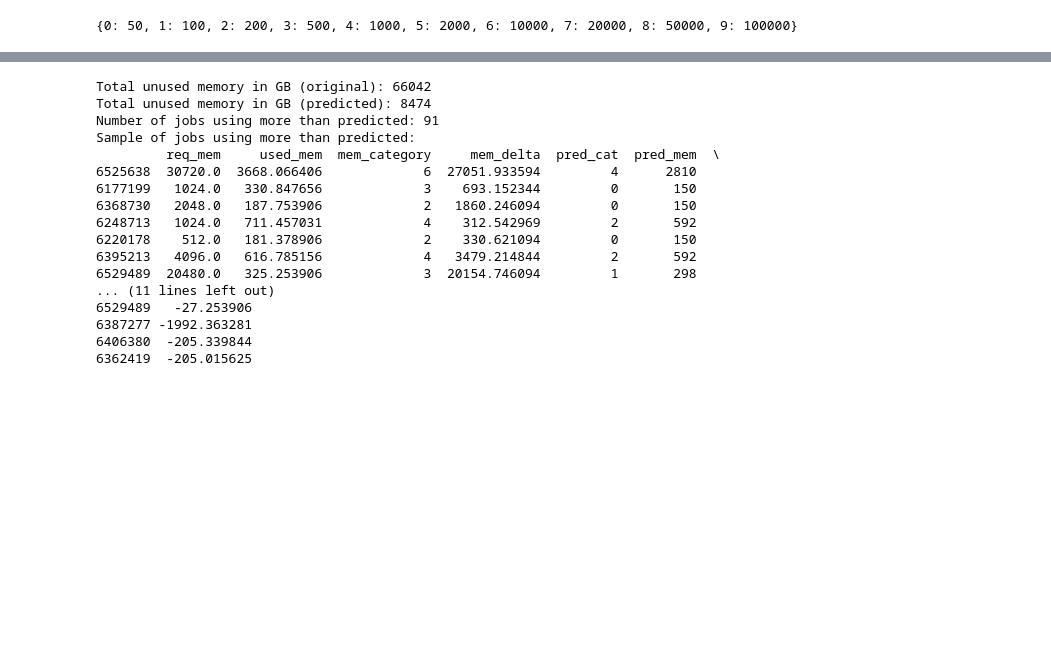
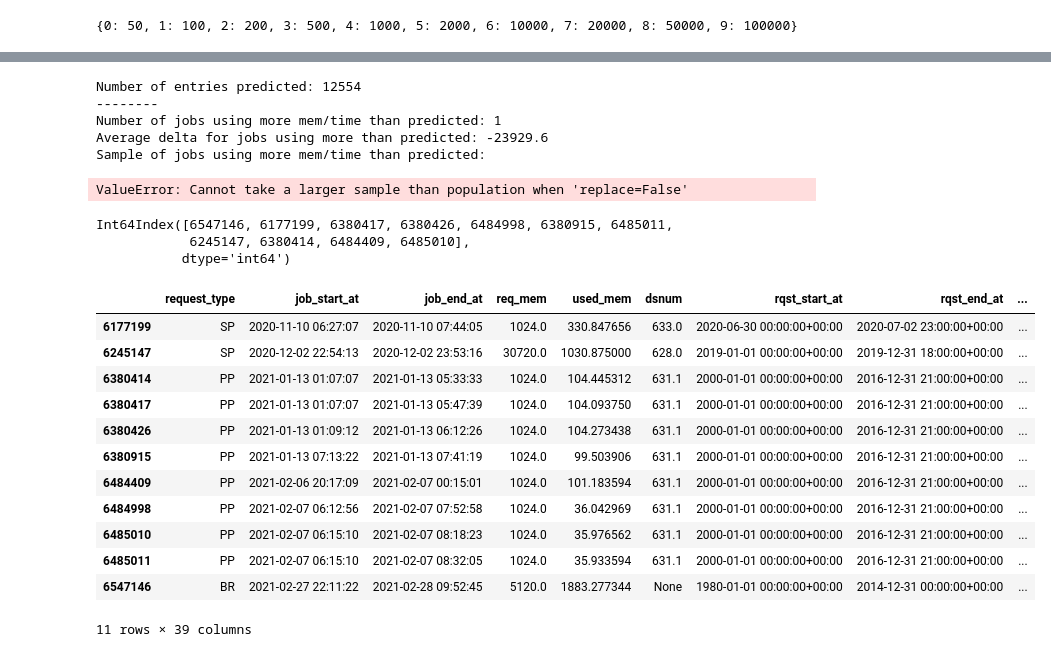
Before and after one commit to NCAR/rda-ML-resource, a Jupyter notebook: test-model.ipynb, the cells around one changed output, grey strips where cells are left out. Drawn from its saved outputs; the diff is of its cells as text; code cells hidden in the pictures; blank space fills up the shorter version.

```diff
--- a/test-model.ipynb
+++ b/test-model.ipynb
@@ -141,20 +307,32 @@ def total_loss():
 # %%
-total_loss()
+total_loss_info()
 # %% [output]
-Total unused memory in GB (original): 66042
-Total unused memory in GB (predicted): 8474
-Number of jobs using more than predicted: 91
-Sample of jobs using more than predicted:
-         req_mem     used_mem  mem_category     mem_delta  pred_cat  pred_mem  \
-6525638  30720.0  3668.066406             6  27051.933594         4      2810
-6177199   1024.0   330.847656             3    693.152344         0       150
-6368730   2048.0   187.753906             2   1860.246094         0       150
-6248713   1024.0   711.457031             4    312.542969         2       592
-6220178    512.0   181.378906             2    330.621094         0       150
-6395213   4096.0   616.785156             4   3479.214844         2       592
-6529489  20480.0   325.253906             3  20154.746094         1       298
-... (11 lines left out)
-6529489   -27.253906
-6387277 -1992.363281
-6406380  -205.339844
-6362419  -205.015625
+Number of entries predicted: 12554
+--------
+Number of jobs using more mem/time than predicted: 1
+Average delta for jobs using more than predicted: -23929.6
+Sample of jobs using more mem/time than predicted:
+ValueError: Cannot take a larger sample than population when 'replace=False'
+# %%
+df[(df.wall_time < 43200) & (df.pred_delta < 0)].index
+# %% [output]
+Int64Index([6547146, 6177199, 6380417, 6380426, 6484998, 6380915, 6485011,
+            6245147, 6380414, 6484409, 6485010],
+           dtype='int64')
+# %%
+model_df[model_df.index.isin([6547146, 6177199, 6380417, 6380426, 6484998, 6380915, 6485011,
+            6245147, 6380414, 6484409, 6485010])]
+# %% [output]
+|  | request_type | job_start_at | job_end_at | req_mem | used_mem | dsnum | rqst_start_at | rqst_end_at | ... |
+| 6177199 | SP | 2020-11-10 06:27:07 | 2020-11-10 07:44:05 | 1024.0 | 330.847656 | 633.0 | 2020-06-30 00:00:00+00:00 | 2020-07-02 23:00:00+00:00 | ... |
+| 6245147 | SP | 2020-12-02 22:54:13 | 2020-12-02 23:53:16 | 30720.0 | 1030.875000 | 628.0 | 2019-01-01 00:00:00+00:00 | 2019-12-31 18:00:00+00:00 | ... |
+| 6380414 | PP | 2021-01-13 01:07:07 | 2021-01-13 05:33:33 | 1024.0 | 104.445312 | 631.1 | 2000-01-01 00:00:00+00:00 | 2016-12-31 21:00:00+00:00 | ... |
+| 6380417 | PP | 2021-01-13 01:07:07 | 2021-01-13 05:47:39 | 1024.0 | 104.093750 | 631.1 | 2000-01-01 00:00:00+00:00 | 2016-12-31 21:00:00+00:00 | ... |
+| 6380426 | PP | 2021-01-13 01:09:12 | 2021-01-13 06:12:26 | 1024.0 | 104.273438 | 631.1 | 2000-01-01 00:00:00+00:00 | 2016-12-31 21:00:00+00:00 | ... |
+| 6380915 | PP | 2021-01-13 07:13:22 | 2021-01-13 07:41:19 | 1024.0 | 99.503906 | 631.1 | 2000-01-01 00:00:00+00:00 | 2016-12-31 21:00:00+00:00 | ... |
+| 6484409 | PP | 2021-02-06 20:17:09 | 2021-02-07 00:15:01 | 1024.0 | 101.183594 | 631.1 | 2000-01-01 00:00:00+00:00 | 2016-12-31 21:00:00+00:00 | ... |
+| 6484998 | PP | 2021-02-07 06:12:56 | 2021-02-07 07:52:58 | 1024.0 | 36.042969 | 631.1 | 2000-01-01 00:00:00+00:00 | 2016-12-31 21:00:00+00:00 | ... |
+| 6485010 | PP | 2021-02-07 06:15:10 | 2021-02-07 08:18:23 | 1024.0 | 35.976562 | 631.1 | 2000-01-01 00:00:00+00:00 | 2016-12-31 21:00:00+00:00 | ... |
+| 6485011 | PP | 2021-02-07 06:15:10 | 2021-02-07 08:32:05 | 1024.0 | 35.933594 | 631.1 | 2000-01-01 00:00:00+00:00 | 2016-12-31 21:00:00+00:00 | ... |
+| 6547146 | BR | 2021-02-27 22:11:22 | 2021-02-28 09:52:45 | 5120.0 | 1883.277344 | None | 1980-01-01 00:00:00+00:00 | 2014-12-31 00:00:00+00:00 | ... |
+11 rows × 39 columns
```
Also changed, not shown: parts of 36 cells of this notebook.
